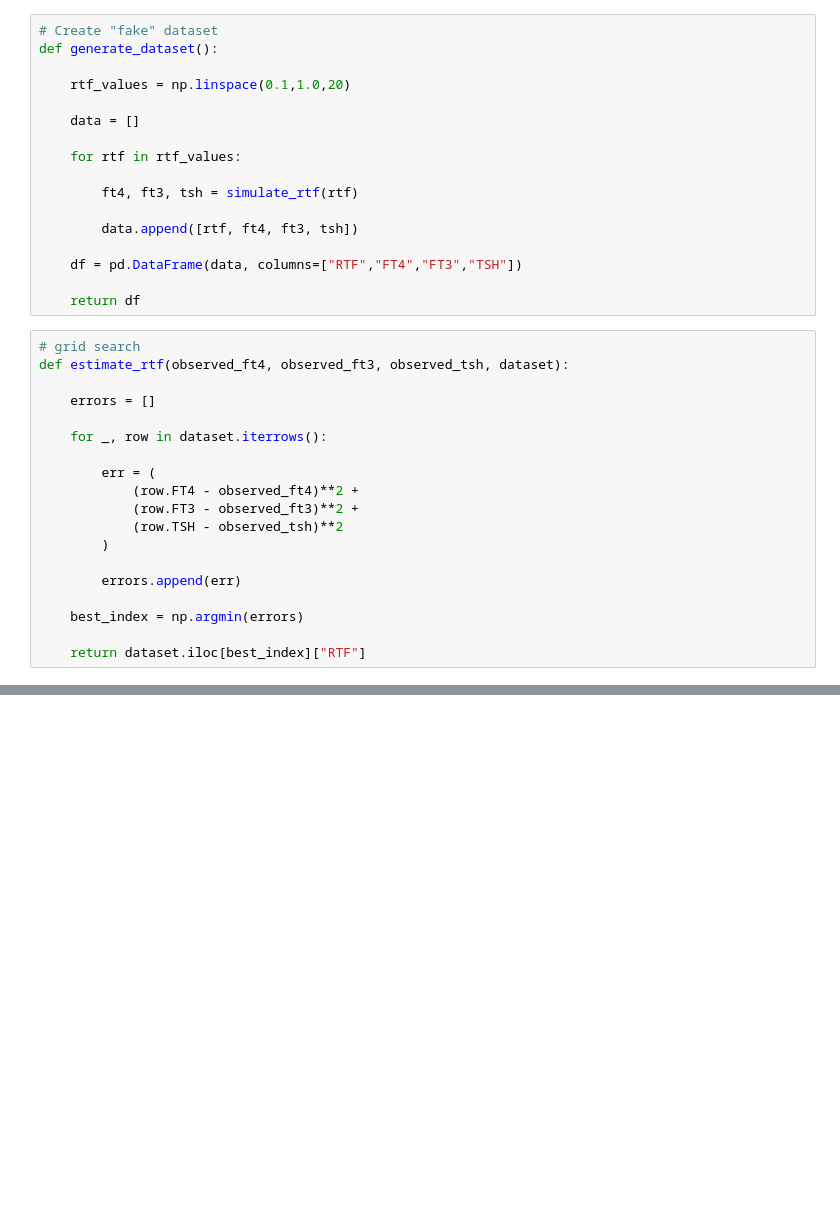
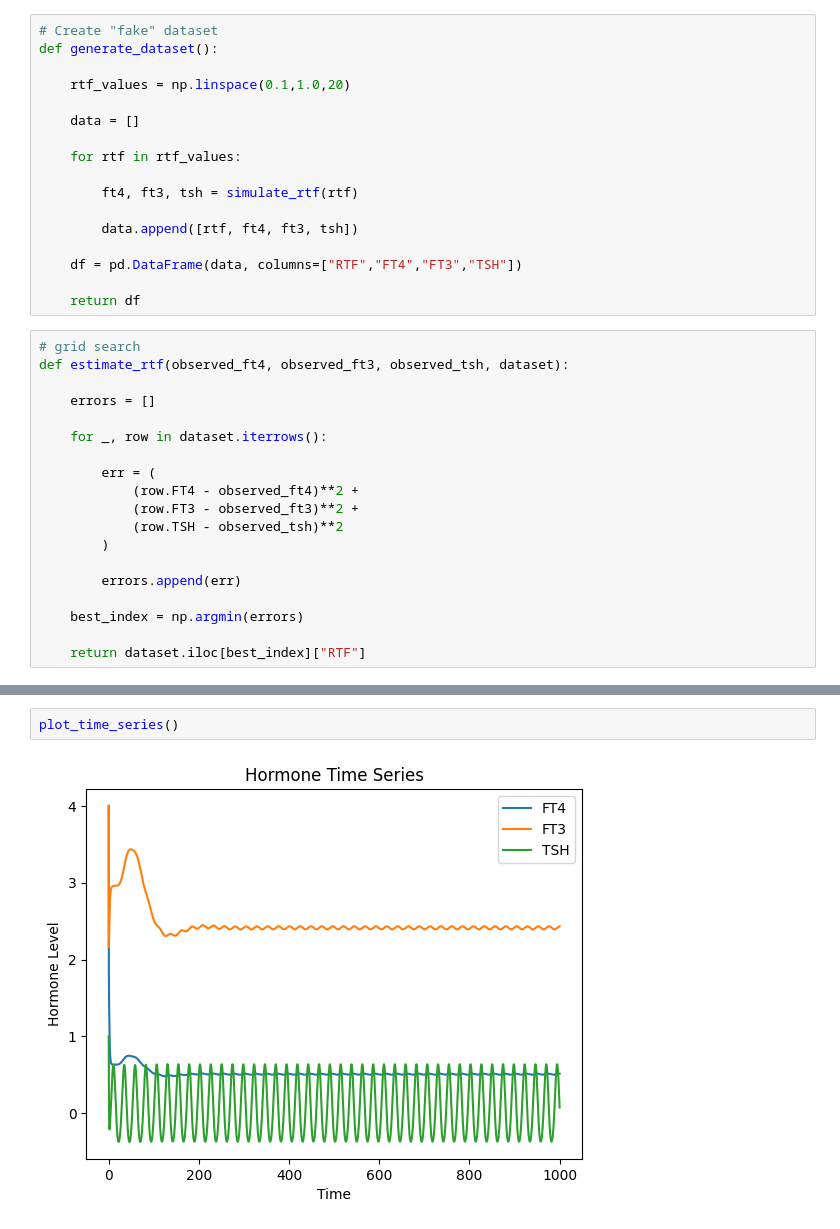
Before and after one commit to shinrichemond/rtf-estimation, a Jupyter notebook: simulation/testfiledemo.ipynb, the cells around one changed output, grey strips where cells are left out. Drawn from its saved outputs; the diff is of its cells as text; blank space fills up the shorter version.

```diff
--- a/simulation/testfiledemo.ipynb
+++ b/simulation/testfiledemo.ipynb
@@ -76,0 +219,4 @@ def estimate_rtf(observed_ft4, observed_ft3, observed_tsh, dataset):
+# %%
+plot_time_series()
+# %% [output]
+[figure, added]
```
Also changed, not shown: parts of 7 cells of this notebook, 2 other files.
